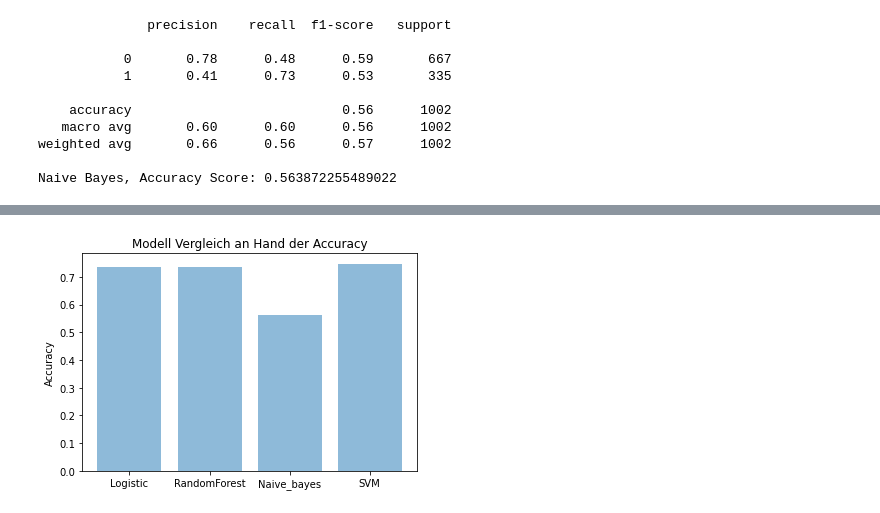
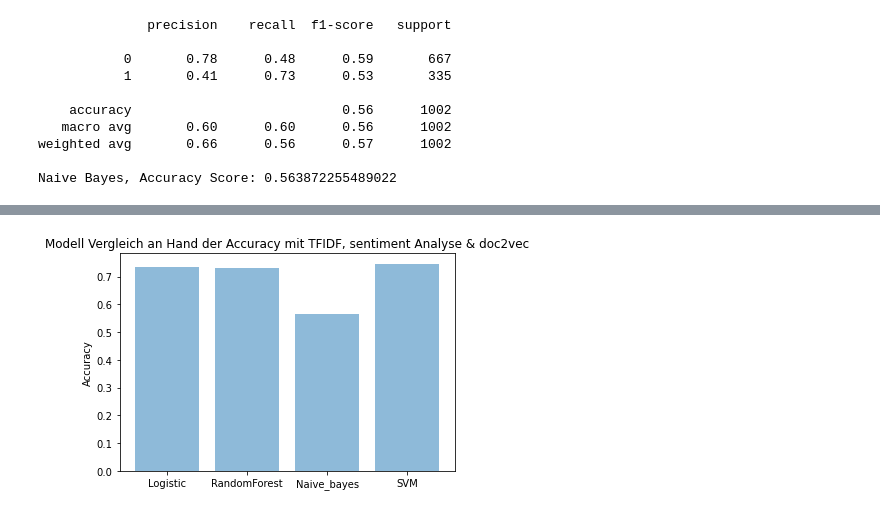
Before and after one commit to SexyRaxy/Software-Projekt, a Jupyter notebook: Test.ipynb, the cells around one changed output, grey strips where cells are left out. Saved outputs shown, nothing was run; the diff lists cells and outputs as text; code cells hidden in the pictures.

```diff
--- a/Test.ipynb
+++ b/Test.ipynb
@@ -661,12 +675,12 @@ SVM, Accuracy Score: 0.7475049900199601
 # %%
 # Vergleich der 4 Modelle
 objects = ('Logistic', 'RandomForest', 'Naive_bayes', 'SVM')
 y_pos = np.arange(len(objects))
 performance = [acc,acc1,acc2,acc3]
 plt.bar(y_pos, performance, align='center', alpha=0.5)
 plt.xticks(y_pos, objects)
 plt.ylabel('Accuracy')
-plt.title('Modell Vergleich an Hand der Accuracy')
+plt.title('Modell Vergleich an Hand der Accuracy mit TFIDF, sentiment Analyse & doc2vec')
 plt.show()
 # %% [output]
-[figure, old version]
+[figure, new version]
```
Also changed, not shown: parts of 13 cells of this notebook.
